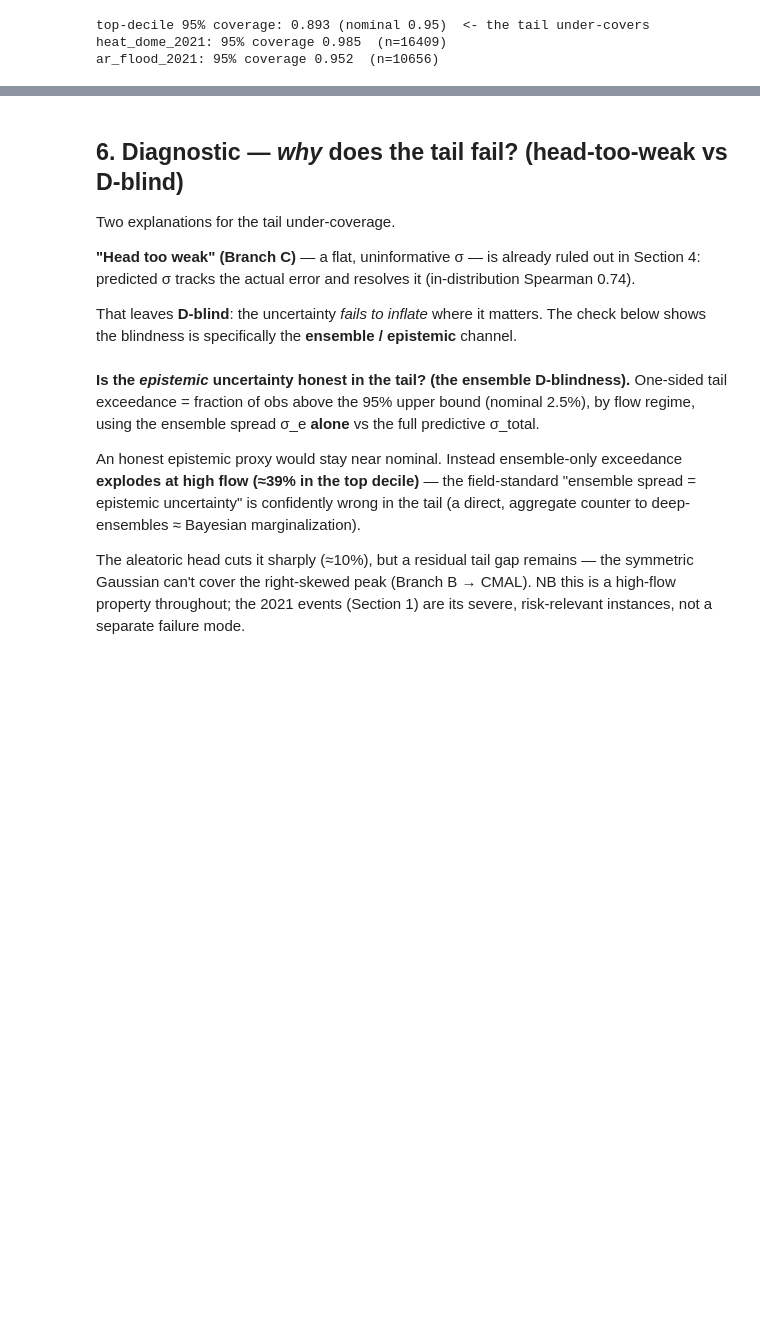
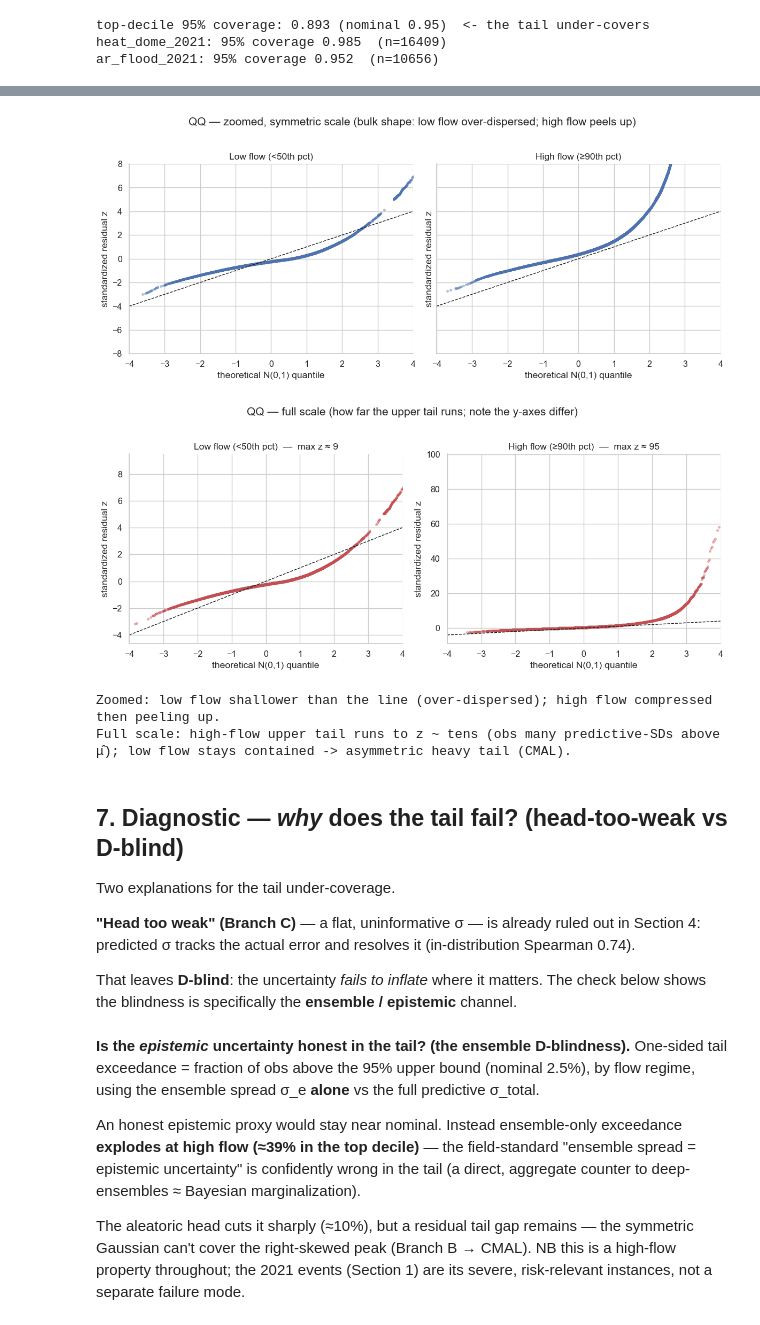
Before and after one commit to TWilson05/EA-LSTM-Streamflow, a Jupyter notebook: notebooks/EXP6_MVE_Calibration.ipynb, the cells around one changed output, grey strips where cells are left out. Drawn from its saved outputs; the diff is of its cells as text; code cells hidden in the pictures; blank space fills up the shorter version.

```diff
--- a/notebooks/EXP6_MVE_Calibration.ipynb
+++ b/notebooks/EXP6_MVE_Calibration.ipynb
@@ -227,5 +276,49 @@ ar_flood_2021: 95% coverage 0.952  (n=10656)
+# %%
+# Cell: normal QQ of standardized residuals z=(y-μ̂)/σ_total, low vs high flow.
+# alpha'd points; bulk subsampled for the density look + full tail kept so the extreme still shows.
+# Two views: (1) zoomed + symmetric -> bulk shape;  (2) full scale -> how heavy the tail gets.
+zg = (y - mu) / sig_tot
+pctQ = pd.DataFrame(np.where(valid, y, np.nan)).rank(pct=True).to_numpy()
+PANELS = [(pctQ < 0.5, "Low flow (<50th pct)"), (pctQ >= 0.9, "High flow (≥90th pct)")]
+rng = np.random.default_rng(0)
+def qq_pts(m, nsub=12000, keep_above=5.0):
+    z = np.sort(zg[m & test & np.isfinite(pctQ)]); n = z.size
+    th = norm.ppf((np.arange(1, n+1) - 0.5)/n)
+    keep = np.zeros(n, bool); keep[rng.choice(n, min(nsub, n), replace=False)] = True
+    keep |= (z > keep_above)                                   # always draw the full upper tail
+    return th[keep], z[keep], float(z[-1])
+
+# (1) zoomed, symmetric scale — the bulk shape
+YS = 8
+fig, ax = plt.subplots(1, 2, figsize=(12, 5), sharey=True)
+for a, (m, t) in zip(ax, PANELS):
+    th, z, _ = qq_pts(m)
+    a.plot([-YS, YS], [-YS, YS], ls="--", c="k", lw=1)
+    a.scatter(th, z, s=7, alpha=.35, color="#4c72b0")
+    a.set(title=t, xlabel="theoretical N(0,1) quantile", ylabel="standardized residual z",
+          xlim=(-4, 4), ylim=(-YS, YS))
+fig.suptitle("QQ — zoomed, symmetric scale (bulk shape: low flow over-dispersed; high flow peels up)", y=1.02)
+sns.despine(fig); plt.tight_layout(); plt.show()
+
+# (2) full scale — how heavy the upper tail really gets (independent y so each is legible)
+fig, ax = plt.subplots(1, 2, figsize=(12, 5))
+for a, (m, t) in zip(ax, PANELS):
+    th, z, zmax = qq_pts(m)
+    a.plot([-4, 4], [-4, 4], ls="--", c="k", lw=1)
+    a.scatter(th, z, s=7, alpha=.35, color="#c44e52")
+    a.set(title=f"{t}  —  max z ≈ {zmax:.0f}", xlabel="theoretical N(0,1) quantile",
+          ylabel="standardized residual z", xlim=(-4, 4))
+fig.suptitle("QQ — full scale (how far the upper tail runs; note the y-axes differ)", y=1.02)
+sns.despine(fig); plt.tight_layout(); plt.show()
+print("Zoomed: low flow shallower than the line (over-dispersed); high flow compressed then peeling up.")
+print("Full scale: high-flow upper tail runs to z ~ tens (obs many predictive-SDs above μ̂); low flow stays contained -> asymmetric heavy tail (CMAL).")
+# %% [output]
+[figure, added]
+[figure, added]
+Zoomed: low flow shallower than the line (over-dispersed); high flow compressed then peeling up.
+Full scale: high-flow upper tail runs to z ~ tens (obs many predictive-SDs above μ̂); low flow stays contained -> asymmetric heavy tail (CMAL).
 # %% [markdown]
-## 6. Diagnostic — *why* does the tail fail? (head-too-weak vs D-blind)
+## 7. Diagnostic — *why* does the tail fail? (head-too-weak vs D-blind)
 
 Two explanations for the tail under-coverage.
 
```
Also changed, not shown: parts of 5 cells of this notebook.
